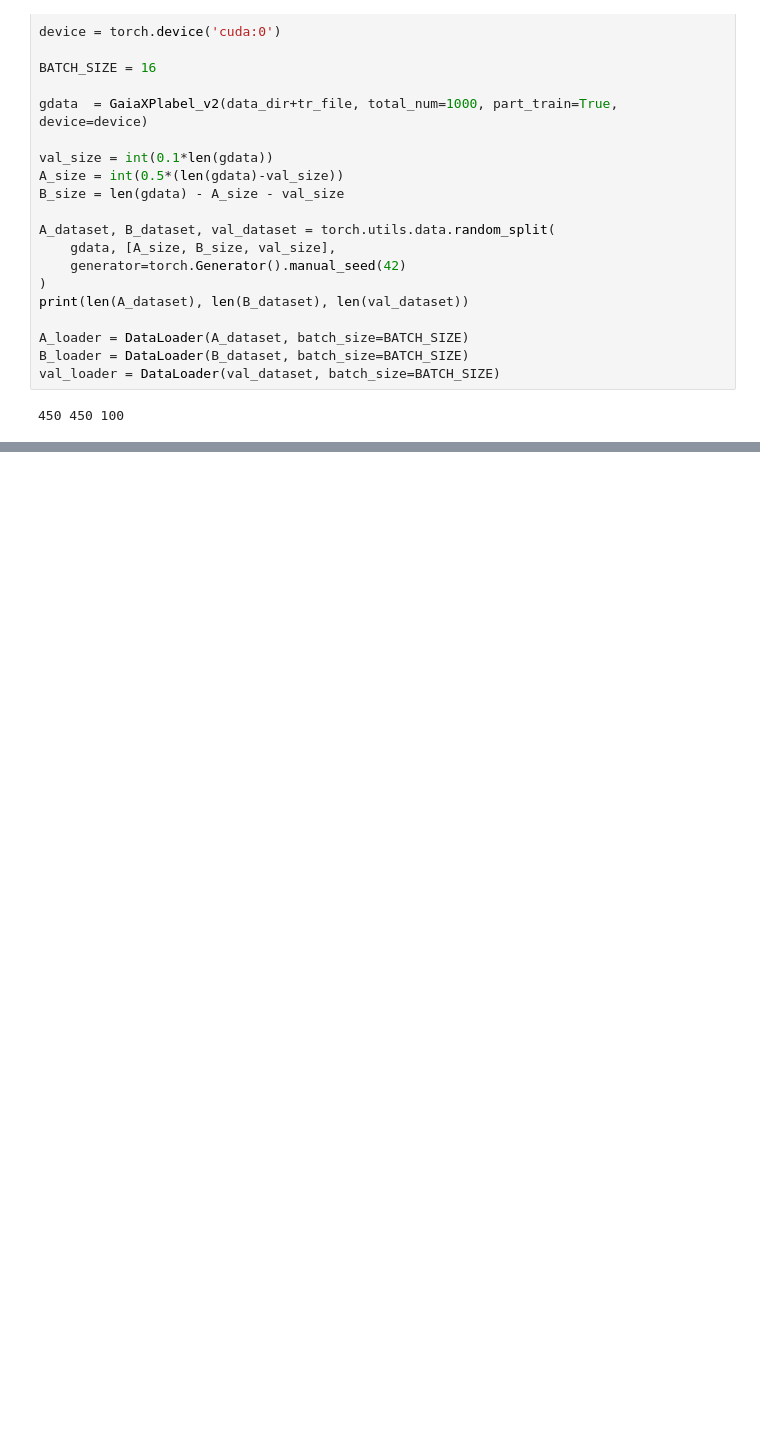
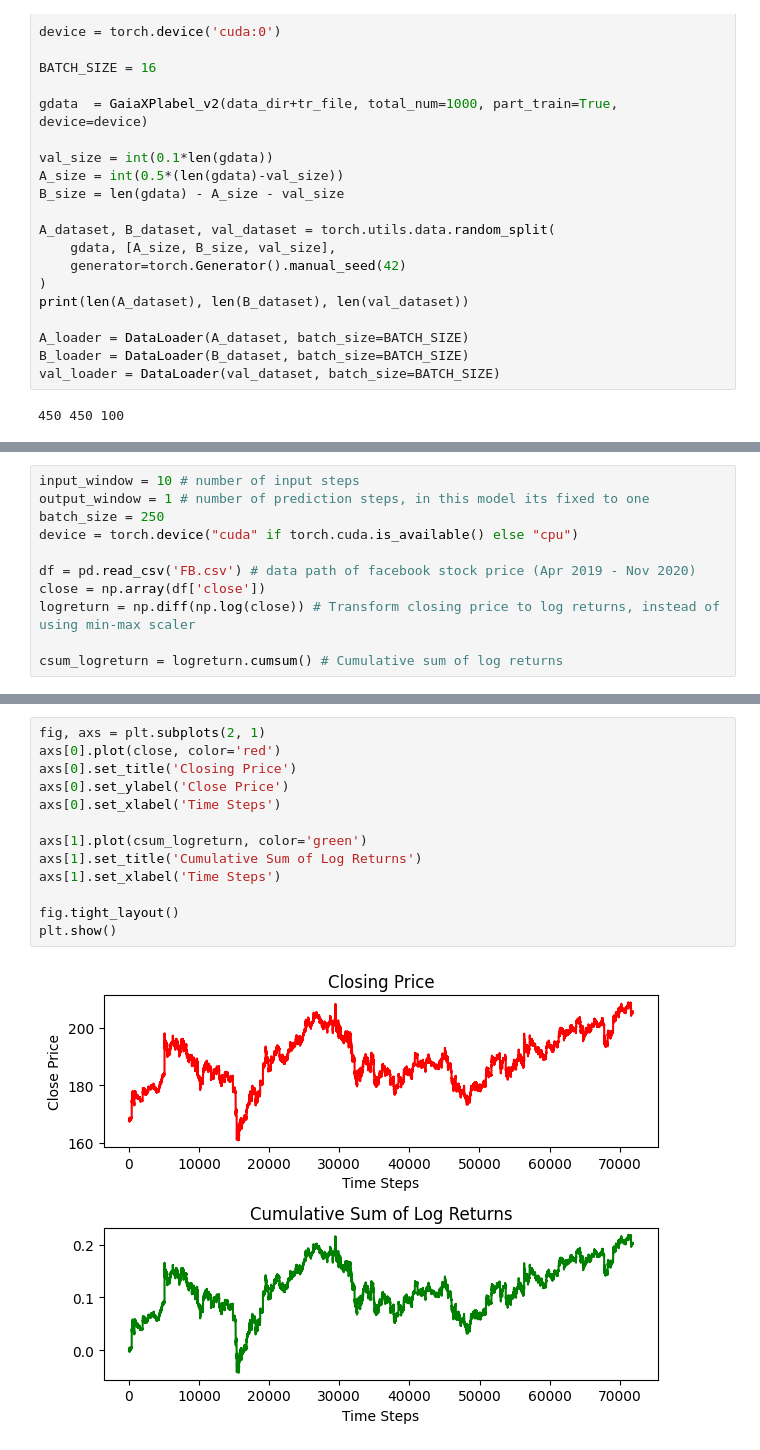
Before and after one commit to jiadonglee/aspgap, a Jupyter notebook: docs/learn_forcasting.ipynb, the cells around one changed output, grey strips where cells are left out. Cells and saved outputs as stored; diff of their text form; blank space fills up the shorter version.

```diff
--- a/docs/learn_forcasting.ipynb
+++ b/docs/learn_forcasting.ipynb
@@ -193,0 +275,11 @@ val_loader = DataLoader(val_dataset, batch_size=BATCH_SIZE)
+# %%
+input_window = 10 # number of input steps
+output_window = 1 # number of prediction steps, in this model its fixed to one
+batch_size = 250
+device = torch.device("cuda" if torch.cuda.is_available() else "cpu")
+
+df = pd.read_csv('FB.csv') # data path of facebook stock price (Apr 2019 - Nov 2020)
+close = np.array(df['close'])
+logreturn = np.diff(np.log(close)) # Transform closing price to log returns, instead of using min-max scaler
+
+csum_logreturn = logreturn.cumsum() # Cumulative sum of log returns
@@ -193,0 +294,15 @@ val_loader = DataLoader(val_dataset, batch_size=BATCH_SIZE)
+# %%
+fig, axs = plt.subplots(2, 1)
+axs[0].plot(close, color='red')
+axs[0].set_title('Closing Price')
+axs[0].set_ylabel('Close Price')
+axs[0].set_xlabel('Time Steps')
+
+axs[1].plot(csum_logreturn, color='green')
+axs[1].set_title('Cumulative Sum of Log Returns')
+axs[1].set_xlabel('Time Steps')
+
+fig.tight_layout()
+plt.show()
+# %% [output]
+[figure, added]
```
Also changed, not shown: parts of 19 cells of this notebook, 15 other files.
